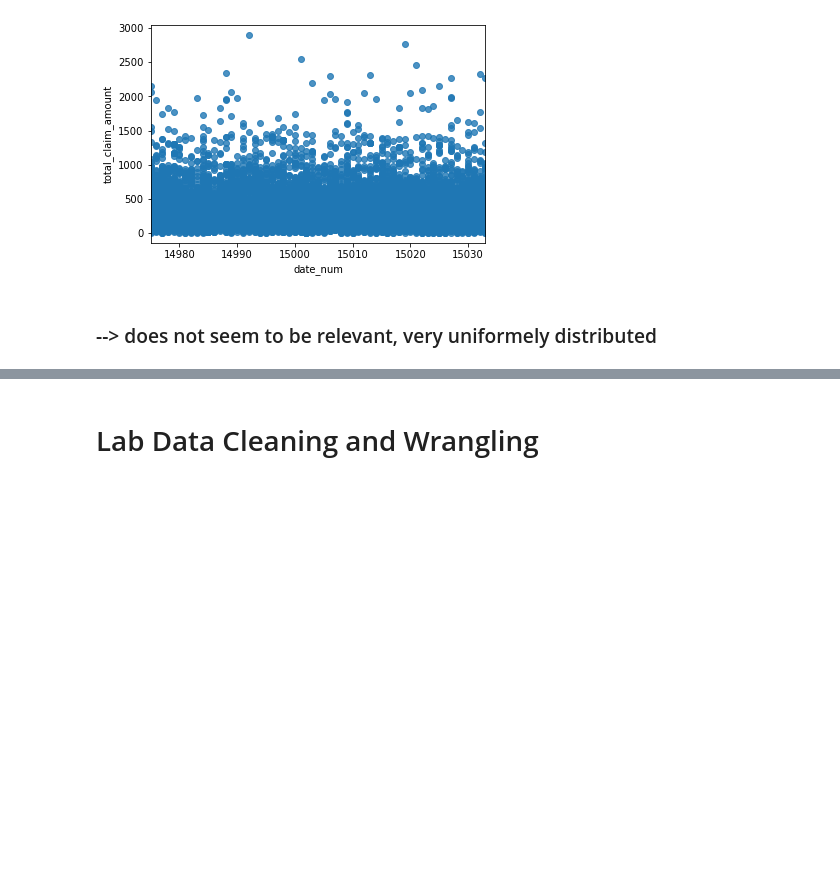
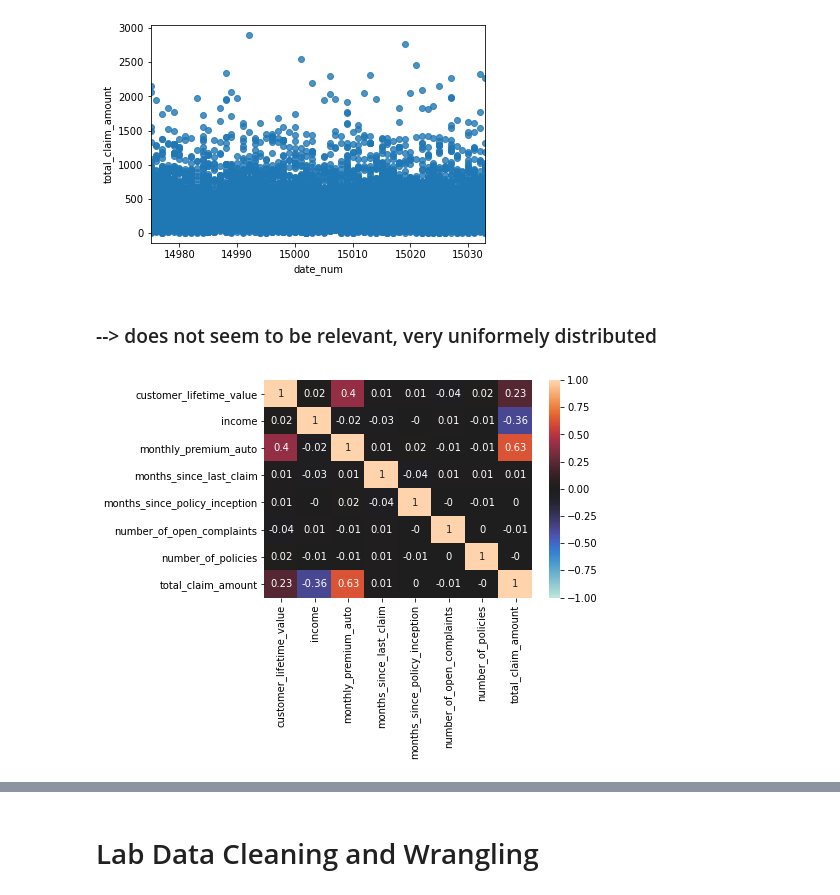
Before and after one commit to adleranne/Lab_LogisticRegression, a Jupyter notebook: Labs_Car_Insurance.ipynb, the cells around one changed output, grey strips where cells are left out. Drawn from its saved outputs; the diff is of its cells as text; code cells hidden in the pictures; blank space fills up the shorter version.

```diff
--- a/Labs_Car_Insurance.ipynb
+++ b/Labs_Car_Insurance.ipynb
@@ -345,3 +351,11 @@ plt.show()
 [figure]
 # %% [markdown]
 ### --> does not seem to be relevant, very uniformely distributed
+# %%
+# Checking relevance of numerical data using correlation
+
+numerical = data.select_dtypes(np.number)
+ax = sns.heatmap(round(numerical.corr(), 2), vmin= -1, vmax = 1, center = 0, annot = True, annot_kws = {'size':10})
+plt.show()
+# %% [output]
+[figure, added]
```
Also changed, not shown: parts of 21 cells of this notebook.
